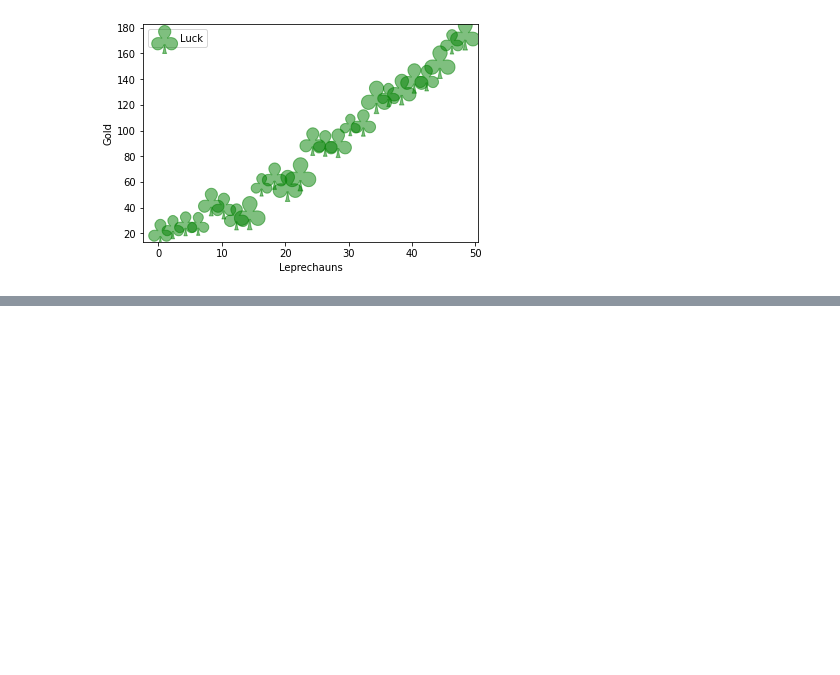
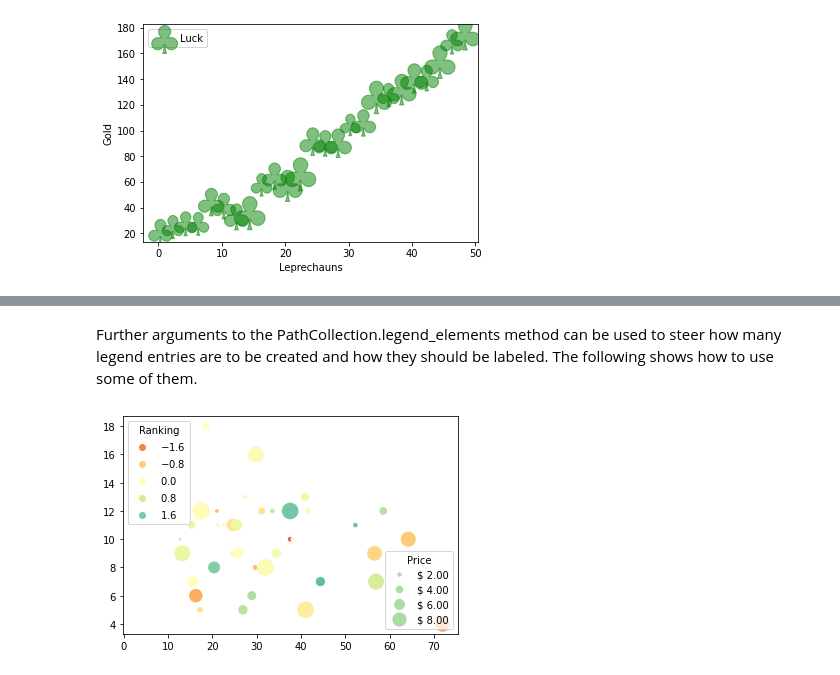
Before and after one commit to Eddie02582/Python, a Jupyter notebook: matplotlib/scatter.ipynb, the cells around one changed output, grey strips where cells are left out. Drawn from its saved outputs; the diff is of its cells as text; code cells hidden in the pictures; blank space fills up the shorter version.

```diff
--- a/matplotlib/scatter.ipynb
+++ b/matplotlib/scatter.ipynb
@@ -96,0 +123,34 @@ plt.show()
+# %% [markdown]
+Further arguments to the PathCollection.legend_elements method can be used to steer how many legend entries are to be created and how they should be labeled. The following shows how to use some of them.
+# %%
+volume = np.random.rayleigh(27, size=40)
+amount = np.random.poisson(10, size=40)
+ranking = np.random.normal(size=40)
+price = np.random.uniform(1, 10, size=40)
+
+fig, ax = plt.subplots()
+
+# Because the price is much too small when being provided as size for ``s``,
+# we normalize it to some useful point sizes, s=0.3*(price*3)**2
+scatter = ax.scatter(volume, amount, c=ranking, s=0.3*(price*3)**2,
+                     vmin=-3, vmax=3, cmap="Spectral")
+
+# Produce a legend for the ranking (colors). Even though there are 40 different
+# rankings, we only want to show 5 of them in the legend.
+legend1 = ax.legend(*scatter.legend_elements(num=5),
+                    loc="upper left", title="Ranking")
+ax.add_artist(legend1)
+
+# Produce a legend for the price (sizes). Because we want to show the prices
+# in dollars, we use the *func* argument to supply the inverse of the function
+# used to calculate the sizes from above. The *fmt* ensures to show the price
+# in dollars. Note how we target at 5 elements here, but obtain only 4 in the
+# created legend due to the automatic round prices that are chosen for us.
+kw = dict(prop="sizes", num=5, color=scatter.cmap(0.7), fmt="$ {x:.2f}",
+          func=lambda s: np.sqrt(s/.3)/3)
+legend2 = ax.legend(*scatter.legend_elements(**kw),
+                    loc="lower right", title="Price")
+
+plt.show()
+# %% [output]
+[figure, added]
```
Also changed, not shown: parts of 7 cells of this notebook.
